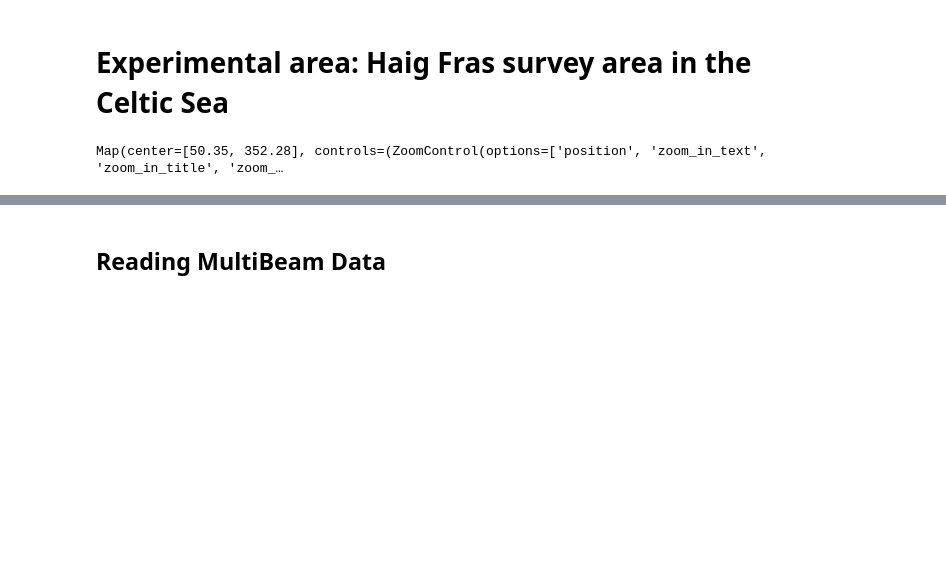
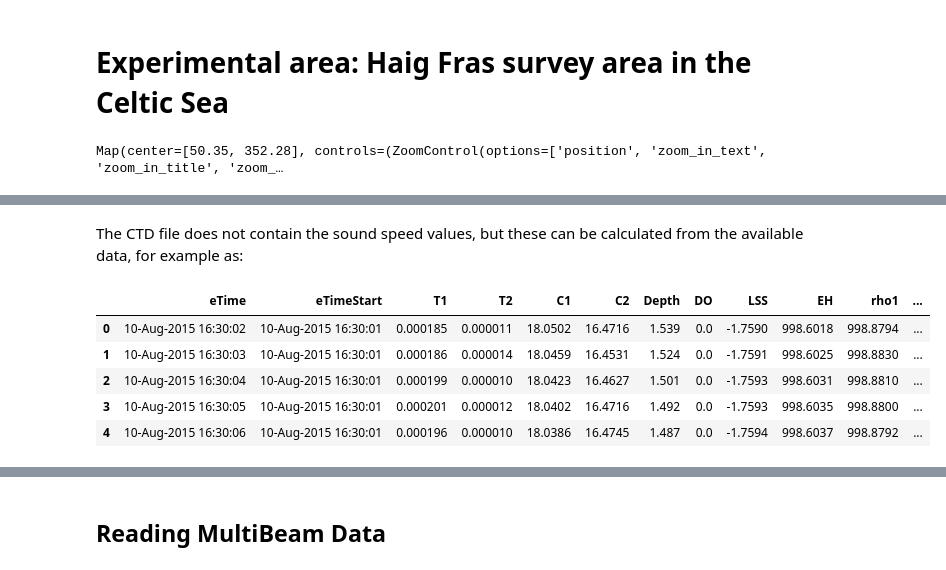
Before and after one commit to noc-mars/aurora, a Jupyter notebook: ocean-data.ipynb, the cells around one changed output, grey strips where cells are left out. Drawn from its saved outputs; the diff is of its cells as text; code cells hidden in the pictures; blank space fills up the shorter version.

```diff
--- a/ocean-data.ipynb
+++ b/ocean-data.ipynb
@@ -29,0 +111,23 @@ Map(center=[50.35, 352.28], controls=(ZoomControl(options=['position', 'zoom_in_
+# %%
+ctd_file = data_folder/'M086_CTD.csv'
+# %%
+ctd_df = pd.read_csv(ctd_file, sep=';')
+# %% [markdown]
+The CTD file does not contain the sound speed values, but these can be calculated from the available data, for example as:
+# %%
+ssp = []
+for index, row in ctd_df.iterrows():
+    salinity = conductivityToSalinity(C=row['C1'], t=row['T1'], p=kPaToDecibars(depthToPressure(row['Depth'])))
+    sv = soundVelocity(S=salinity, T=row['T1'], P0=kPaToDecibars(depthToPressure(row['Depth'])))
+    ssp.append(sv)
+
+ctd_df['ssp'] = ssp
+
+ctd_df.head()
+# %% [output]
+|  | eTime | eTimeStart | T1 | T2 | C1 | C2 | Depth | DO | LSS | EH | rho1 | ... |
+| 0 | 10-Aug-2015 16:30:02 | 10-Aug-2015 16:30:01 | 0.000185 | 0.000011 | 18.0502 | 16.4716 | 1.539 | 0.0 | -1.7590 | 998.6018 | 998.8794 | ... |
+| 1 | 10-Aug-2015 16:30:03 | 10-Aug-2015 16:30:01 | 0.000186 | 0.000014 | 18.0459 | 16.4531 | 1.524 | 0.0 | -1.7591 | 998.6025 | 998.8830 | ... |
+| 2 | 10-Aug-2015 16:30:04 | 10-Aug-2015 16:30:01 | 0.000199 | 0.000010 | 18.0423 | 16.4627 | 1.501 | 0.0 | -1.7593 | 998.6031 | 998.8810 | ... |
+| 3 | 10-Aug-2015 16:30:05 | 10-Aug-2015 16:30:01 | 0.000201 | 0.000012 | 18.0402 | 16.4716 | 1.492 | 0.0 | -1.7593 | 998.6035 | 998.8800 | ... |
+| 4 | 10-Aug-2015 16:30:06 | 10-Aug-2015 16:30:01 | 0.000196 | 0.000010 | 18.0386 | 16.4745 | 1.487 | 0.0 | -1.7594 | 998.6037 | 998.8792 | ... |
```
Also changed, not shown: parts of 58 cells of this notebook.
